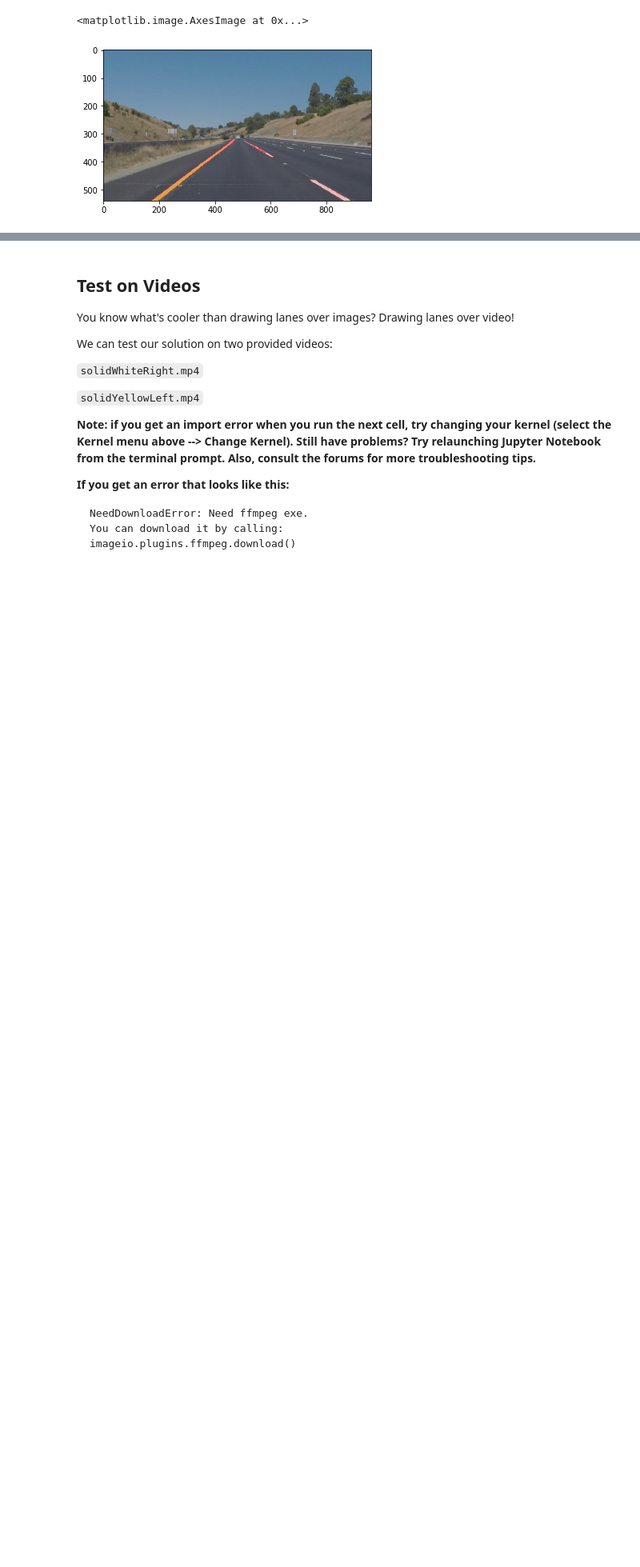
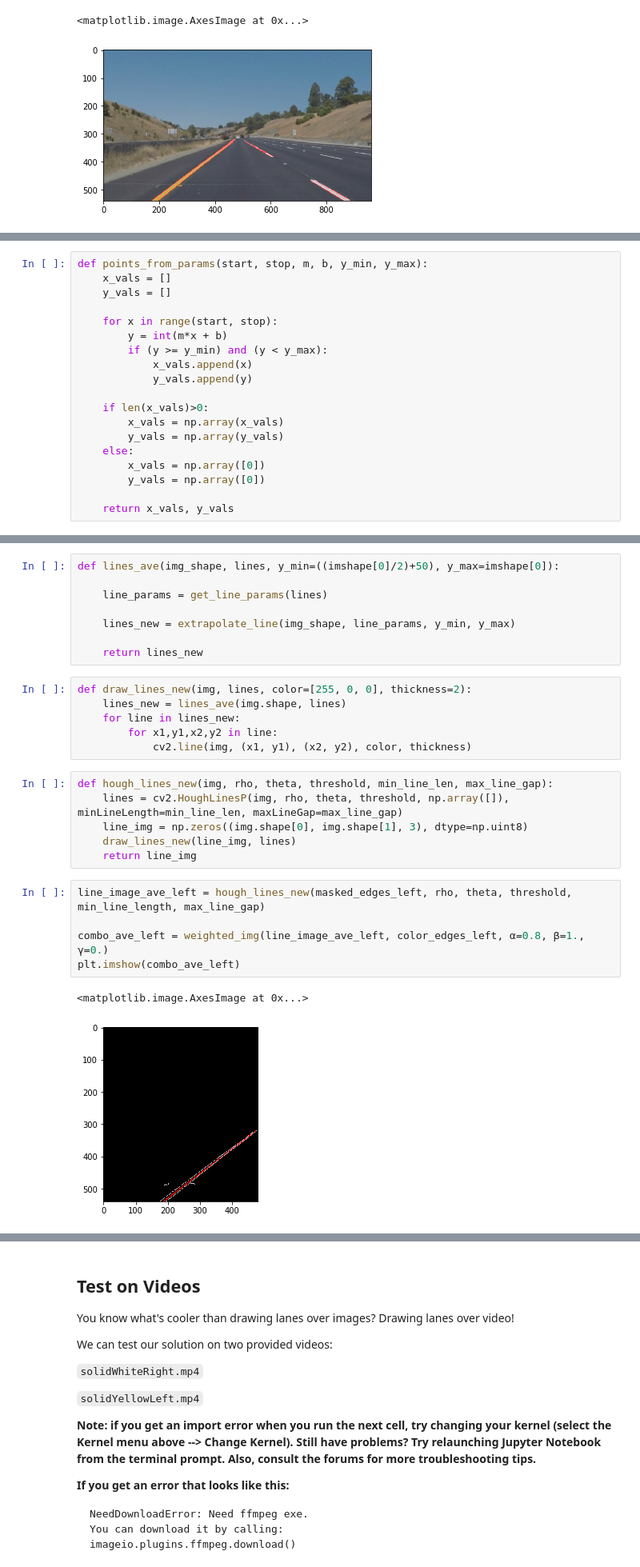
Before and after one commit to hammcin/CarND-LaneLines-P1, a Jupyter notebook: P1.ipynb, the cells around one changed output, grey strips where cells are left out. Shown: that part at 80% size. Saved outputs shown, nothing was run; the diff lists cells and outputs as text; blank space fills up the shorter version.

Commit message:
feat: Average and extrapolate Hough line segments

```diff
--- a/P1.ipynb
+++ b/P1.ipynb
@@ -313,0 +335,19 @@ plt.imshow(combo_original)
+# %%
+def points_from_params(start, stop, m, b, y_min, y_max):
+    x_vals = []
+    y_vals = []
+
+    for x in range(start, stop):
+        y = int(m*x + b)
+        if (y >= y_min) and (y < y_max):
+            x_vals.append(x)
+            y_vals.append(y)
+
+    if len(x_vals)>0:
+        x_vals = np.array(x_vals)
+        y_vals = np.array(y_vals)
+    else:
+        x_vals = np.array([0])
+        y_vals = np.array([0])
+
+    return x_vals, y_vals
@@ -313,0 +376,28 @@ plt.imshow(combo_original)
+# %%
+def lines_ave(img_shape, lines, y_min=((imshape[0]/2)+50), y_max=imshape[0]):
+
+    line_params = get_line_params(lines)
+
+    lines_new = extrapolate_line(img_shape, line_params, y_min, y_max)
+
+    return lines_new
+# %%
+def draw_lines_new(img, lines, color=[255, 0, 0], thickness=2):
+    lines_new = lines_ave(img.shape, lines)
+    for line in lines_new:
+        for x1,y1,x2,y2 in line:
+            cv2.line(img, (x1, y1), (x2, y2), color, thickness)
+# %%
+def hough_lines_new(img, rho, theta, threshold, min_line_len, max_line_gap):
+    lines = cv2.HoughLinesP(img, rho, theta, threshold, np.array([]), minLineLength=min_line_len, maxLineGap=max_line_gap)
+    line_img = np.zeros((img.shape[0], img.shape[1], 3), dtype=np.uint8)
+    draw_lines_new(line_img, lines)
+    return line_img
+# %%
+line_image_ave_left = hough_lines_new(masked_edges_left, rho, theta, threshold, min_line_length, max_line_gap)
+
+combo_ave_left = weighted_img(line_image_ave_left, color_edges_left, α=0.8, β=1., γ=0.)
+plt.imshow(combo_ave_left)
+# %% [output]
+<matplotlib.image.AxesImage at 0x...>
+[figure, added]
```
Also changed, not shown: parts of 10 cells of this notebook, 1 other file.
